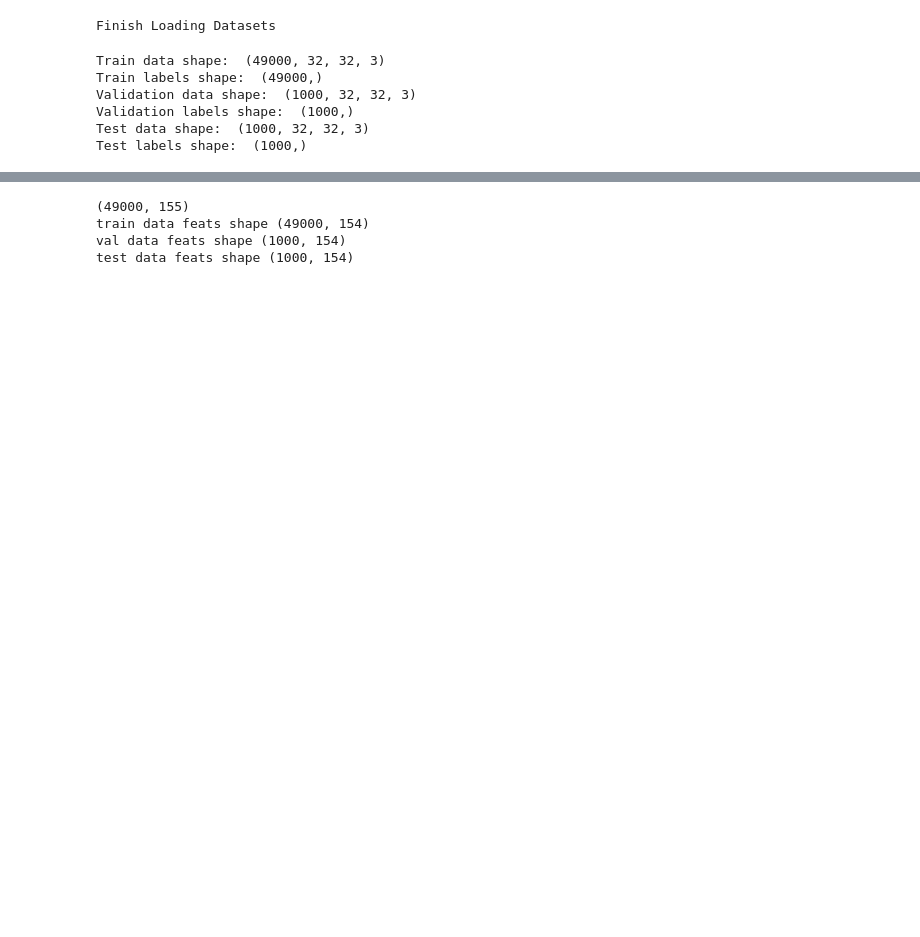
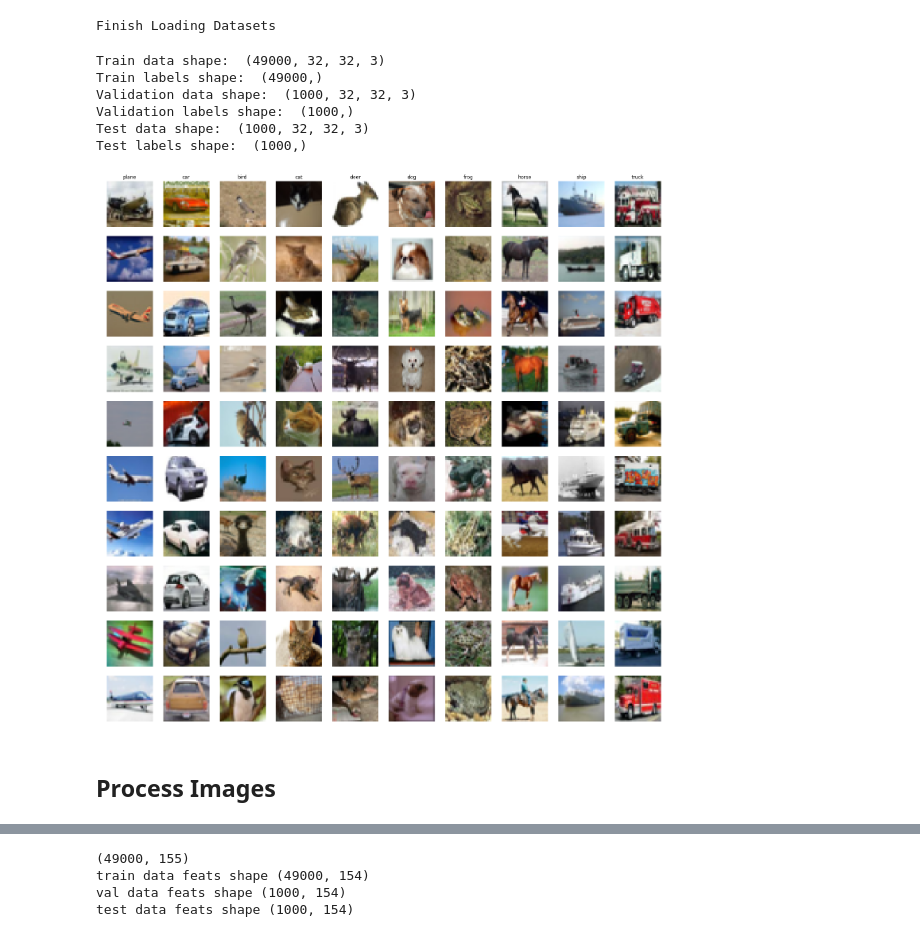
Before and after one commit to ManuLasker/Seminario, a Jupyter notebook: Prueba_2_Nice/CIFAR10_Datasets.ipynb, the cells around one changed output, grey strips where cells are left out. Cells and saved outputs as stored; diff of their text form; code cells hidden in the pictures; blank space fills up the shorter version.

```diff
--- a/Prueba_2_Nice/CIFAR10_Datasets.ipynb
+++ b/Prueba_2_Nice/CIFAR10_Datasets.ipynb
@@ -79,6 +116,27 @@ Validation data shape:  (1000, 32, 32, 3)
 Validation labels shape:  (1000,)
 Test data shape:  (1000, 32, 32, 3)
 Test labels shape:  (1000,)
+# %%
+plt.rcParams['figure.figsize'] = (25, 25) # set default size of plots
+#plt.rcParams['image.interpolation'] = 'nearest'
+plt.rcParams['image.cmap'] = 'gray'
+examples_per_class = 10
+classes = ['plane', 'car', 'bird', 'cat', 'deer', 'dog', 'frog',
+           'horse', 'ship', 'truck']
+for cls, cls_name in enumerate(classes):
+    idxs = np.where((y_test == cls))[0]
+    idxs = np.random.choice(idxs, examples_per_class, replace=False)
+    for i, idx in enumerate(idxs):
+        plt.subplot(examples_per_class, len(classes), i * len(classes) + cls + 1)
+        plt.imshow(X_test[idx].astype('uint8'))
+        plt.axis('off')
+        if i == 0:
+            plt.title(cls_name)
+plt.show()
+# %% [output]
+[figure, added]
+# %% [markdown]
+## Process Images
 # %%
 from features import *
 
```
Also changed, not shown: parts of 39 cells of this notebook, 5 other files.
